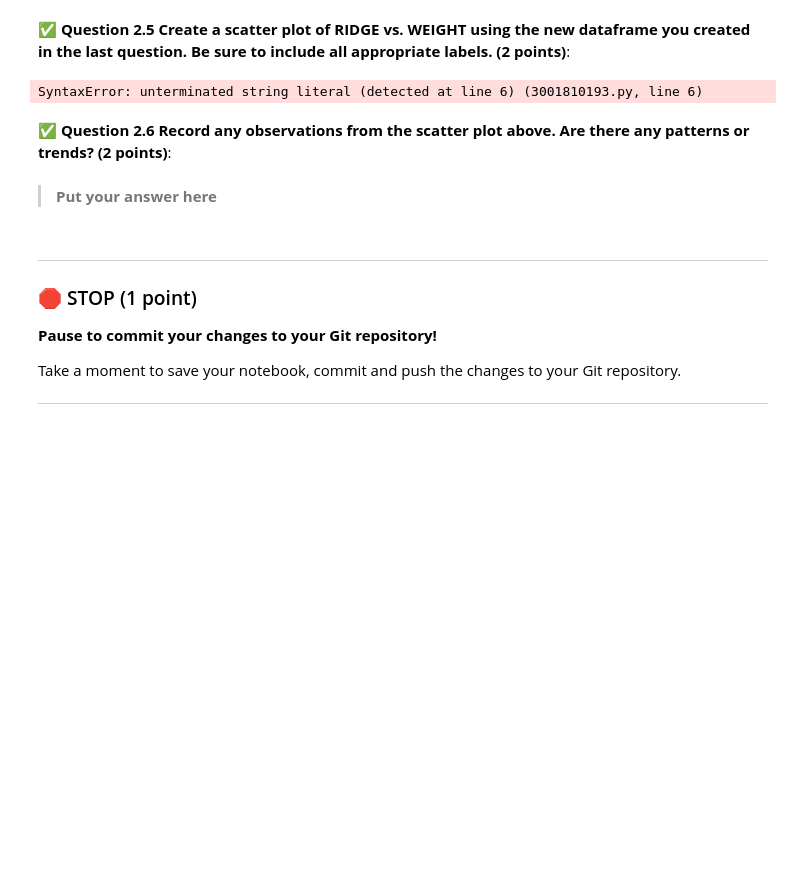
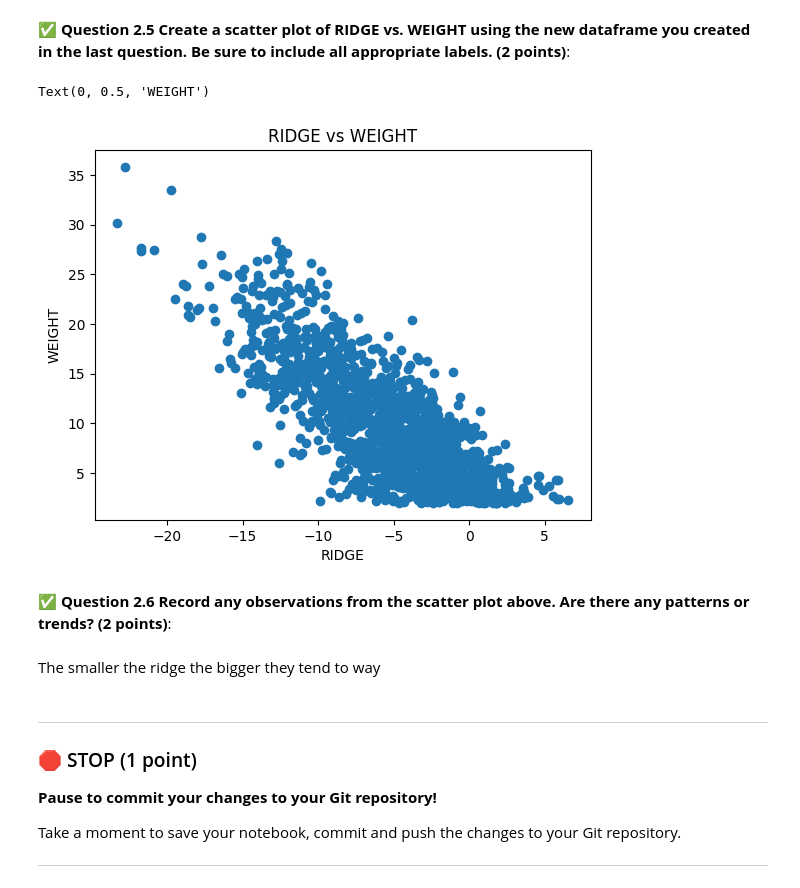
Before and after one commit to dixonde3/CMSE-202, a Jupyter notebook: midterm/CMSE202-Midterm-Section002-STUDENT.ipynb, the cells around one changed output. Saved outputs shown, nothing was run; the diff lists cells and outputs as text; code cells hidden in the pictures; blank space fills up the shorter version.

```diff
--- a/midterm/CMSE202-Midterm-Section002-STUDENT.ipynb
+++ b/midterm/CMSE202-Midterm-Section002-STUDENT.ipynb
@@ -122,16 +122,18 @@ new_pollen.shape[0]
 # %%
 ### Put your code here
 import matplotlib.pyplot as plt # import matplot
 
 plt.scatter(new_pollen['RIDGE'], new_pollen['WEIGHT'])
 plt.title("RIDGE vs WEIGHT")
-plt.xlabel("
+plt.xlabel("RIDGE")
+plt.ylabel("WEIGHT")
 # %% [output]
-SyntaxError: unterminated string literal (detected at line 6) (3001810193.py, line 6)
+Text(0, 0.5, 'WEIGHT')
+[figure, added]
 # %% [markdown]
 &#9989; **Question 2.6 Record any observations from the scatter plot above. Are there any patterns or trends? (2 points)**:
 # %% [markdown]
-> **Put your answer here**
+The smaller the ridge the bigger they tend to way
 # %% [markdown]
 ---
 ### &#128721; STOP (1 point)
```
Also changed, not shown: parts of 4 cells of this notebook.
